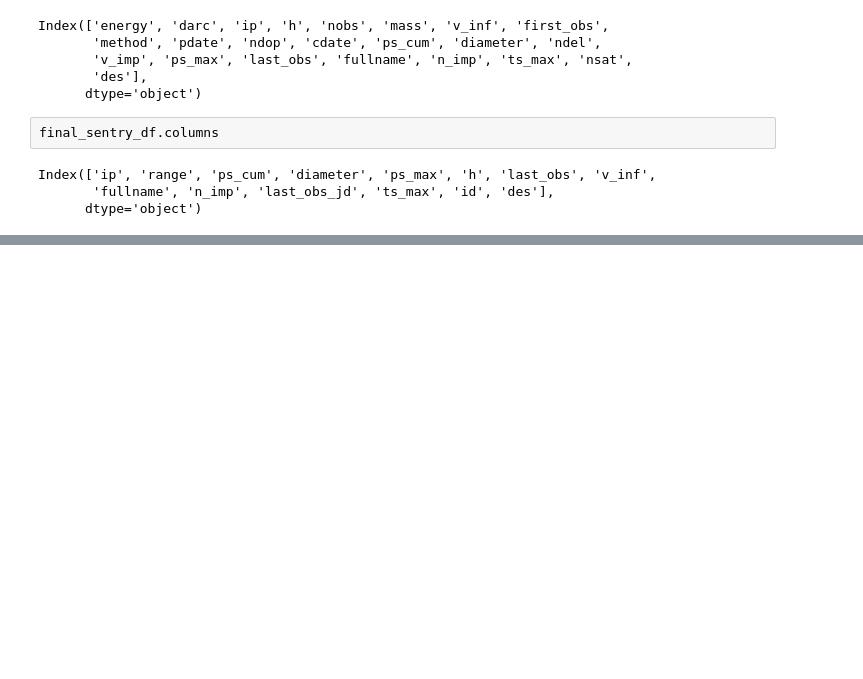
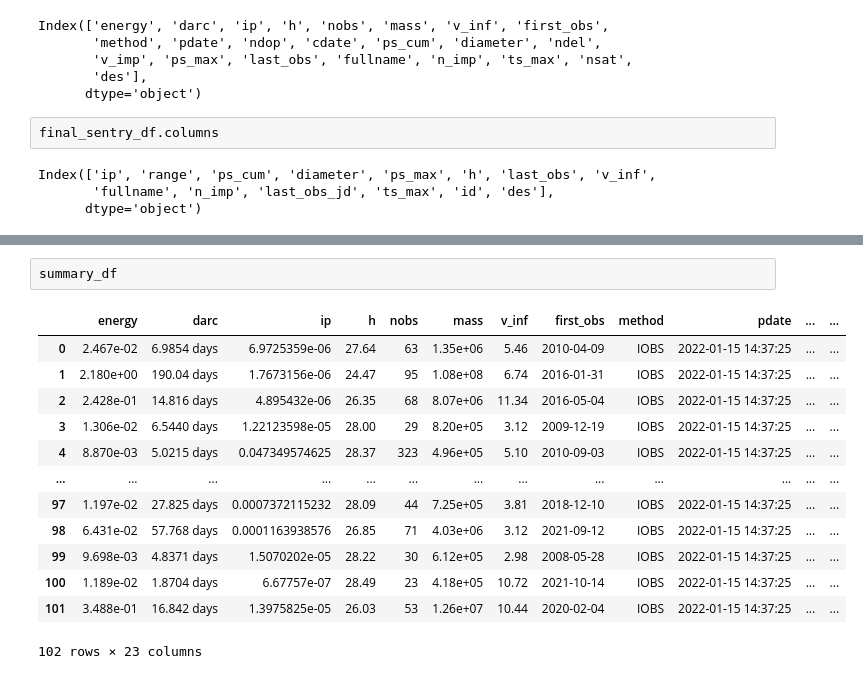
Before and after one commit to Jmerjan/Project3, a Jupyter notebook: CAD_Data.ipynb, the cells around one changed output, grey strips where cells are left out. Saved outputs shown, nothing was run; the diff lists cells and outputs as text; blank space fills up the shorter version.

```diff
--- a/CAD_Data.ipynb
+++ b/CAD_Data.ipynb
@@ -484,0 +518,16 @@ Index(['ip', 'range', 'ps_cum', 'diameter', 'ps_max', 'h', 'last_obs', 'v_inf',
+# %%
+summary_df
+# %% [output]
+|  | energy | darc | ip | h | nobs | mass | v_inf | first_obs | method | pdate | ... | ... |
+| 0 | 2.467e-02 | 6.9854 days | 6.9725359e-06 | 27.64 | 63 | 1.35e+06 | 5.46 | 2010-04-09 | IOBS | 2022-01-15 14:37:25 | ... | ... |
+| 1 | 2.180e+00 | 190.04 days | 1.7673156e-06 | 24.47 | 95 | 1.08e+08 | 6.74 | 2016-01-31 | IOBS | 2022-01-15 14:37:25 | ... | ... |
+| 2 | 2.428e-01 | 14.816 days | 4.895432e-06 | 26.35 | 68 | 8.07e+06 | 11.34 | 2016-05-04 | IOBS | 2022-01-15 14:37:25 | ... | ... |
+| 3 | 1.306e-02 | 6.5440 days | 1.22123598e-05 | 28.00 | 29 | 8.20e+05 | 3.12 | 2009-12-19 | IOBS | 2022-01-15 14:37:25 | ... | ... |
+| 4 | 8.870e-03 | 5.0215 days | 0.047349574625 | 28.37 | 323 | 4.96e+05 | 5.10 | 2010-09-03 | IOBS | 2022-01-15 14:37:25 | ... | ... |
+| ... | ... | ... | ... | ... | ... | ... | ... | ... | ... | ... | ... | ... |
+| 97 | 1.197e-02 | 27.825 days | 0.0007372115232 | 28.09 | 44 | 7.25e+05 | 3.81 | 2018-12-10 | IOBS | 2022-01-15 14:37:25 | ... | ... |
+| 98 | 6.431e-02 | 57.768 days | 0.0001163938576 | 26.85 | 71 | 4.03e+06 | 3.12 | 2021-09-12 | IOBS | 2022-01-15 14:37:25 | ... | ... |
+| 99 | 9.698e-03 | 4.8371 days | 1.5070202e-05 | 28.22 | 30 | 6.12e+05 | 2.98 | 2008-05-28 | IOBS | 2022-01-15 14:37:25 | ... | ... |
+| 100 | 1.189e-02 | 1.8704 days | 6.67757e-07 | 28.49 | 23 | 4.18e+05 | 10.72 | 2021-10-14 | IOBS | 2022-01-15 14:37:25 | ... | ... |
+| 101 | 3.488e-01 | 16.842 days | 1.3975825e-05 | 26.03 | 53 | 1.26e+07 | 10.44 | 2020-02-04 | IOBS | 2022-01-15 14:37:25 | ... | ... |
+102 rows × 23 columns
```
Also changed, not shown: parts of 31 cells of this notebook, 1 other file.
